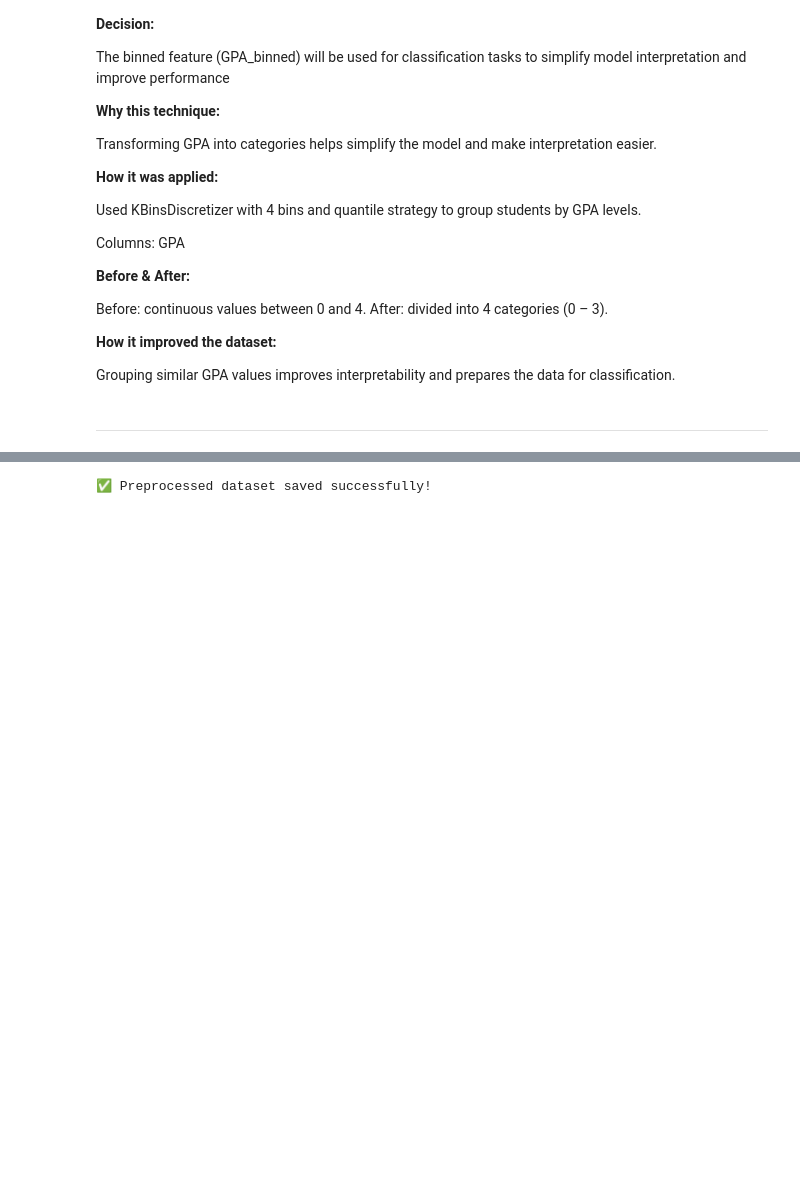
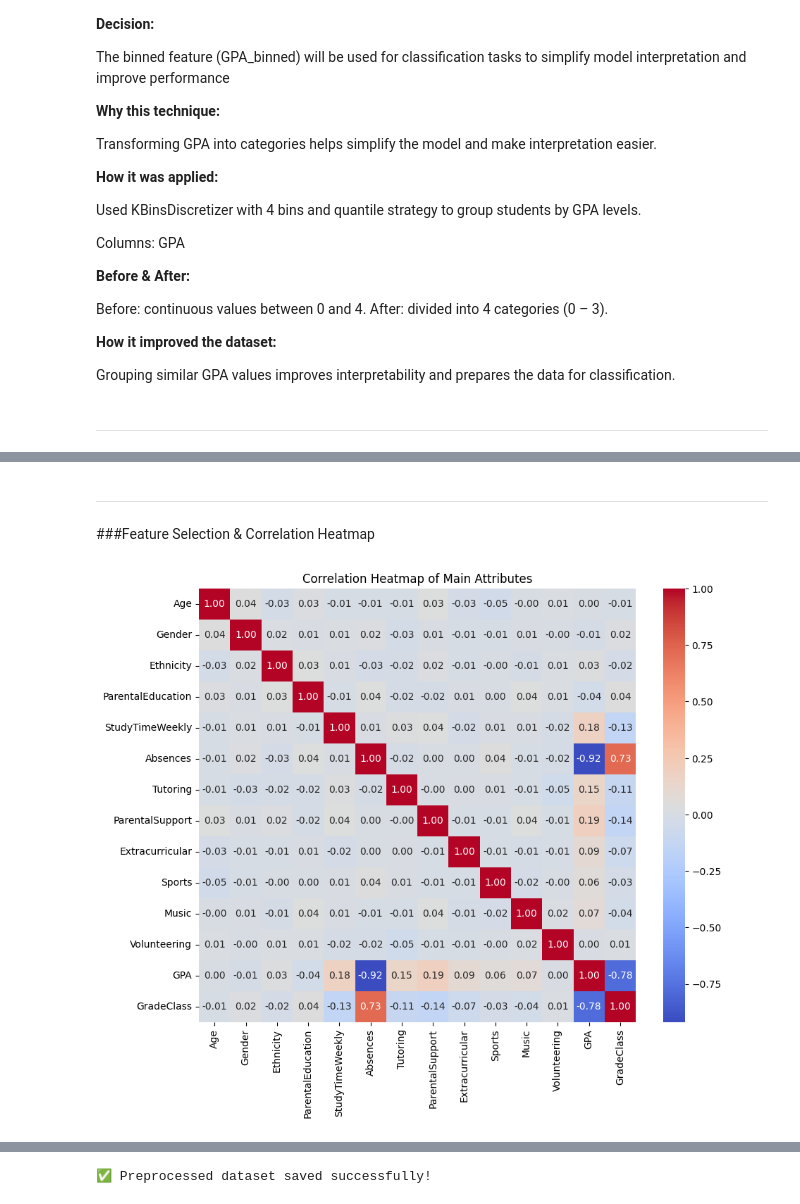
Before and after one commit to lujainAziz/LujainAlmajyul-it326, a Jupyter notebook: phase2.ipynb, the cells around one changed output, grey strips where cells are left out. Cells and saved outputs as stored; diff of their text form; code cells hidden in the pictures; blank space fills up the shorter version.

```diff
--- a/phase2.ipynb
+++ b/phase2.ipynb
@@ -404,0 +433,17 @@ Grouping similar GPA values improves interpretability and prepares the data for
+# %% [markdown]
+---
+###Feature Selection & Correlation Heatmap
+# %%
+import seaborn as sns
+import matplotlib.pyplot as plt
+
+cols = ['Age', 'Gender', 'Ethnicity', 'ParentalEducation', 'StudyTimeWeekly',
+        'Absences', 'Tutoring', 'ParentalSupport', 'Extracurricular',
+        'Sports', 'Music', 'Volunteering', 'GPA', 'GradeClass']
+
+plt.figure(figsize=(10,8))
+sns.heatmap(df[cols].corr(), annot=True, cmap='coolwarm', fmt=".2f")
+plt.title("Correlation Heatmap of Main Attributes")
+plt.show()
+# %% [output]
+[figure, added]
```
Also changed, not shown: parts of 7 cells of this notebook.
